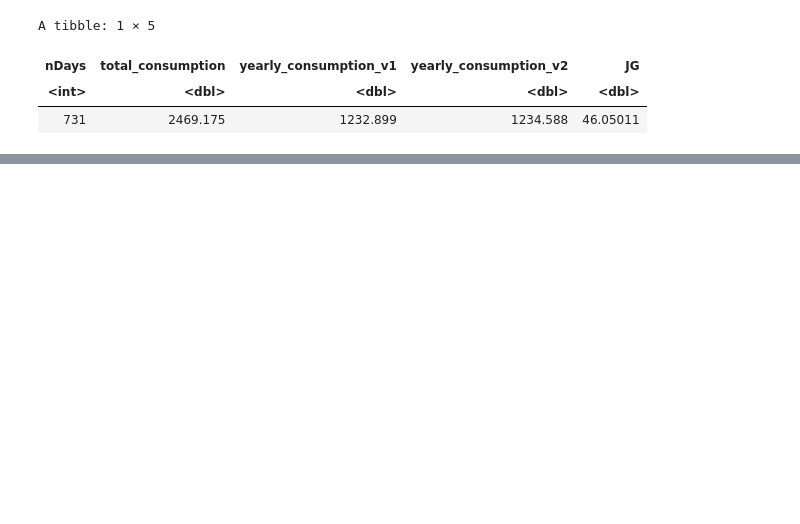
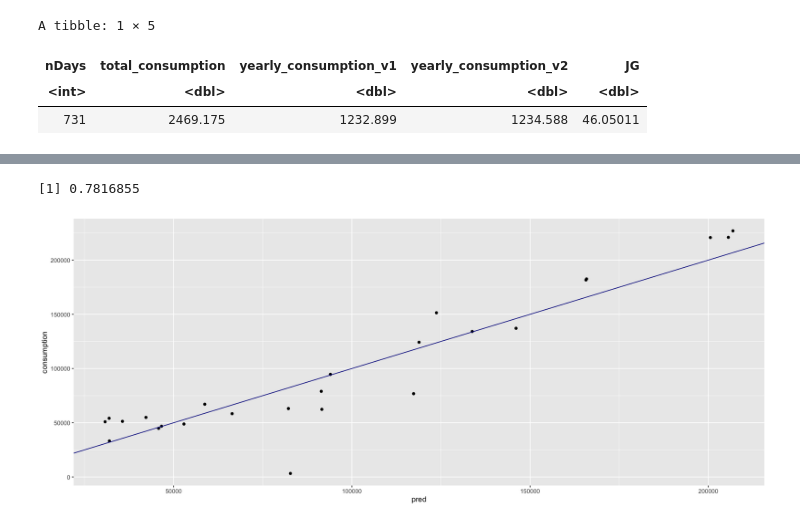
Before and after one commit to philippebarrette4/INF1430, a Jupyter notebook: scripts/GazAnalysis/Sub-Meters/FRG.ipynb, the cells around one changed output, grey strips where cells are left out. Saved outputs shown, nothing was run; the diff lists cells and outputs as text; code cells hidden in the pictures; blank space fills up the shorter version.

```diff
--- a/scripts/GazAnalysis/Sub-Meters/FRG.ipynb
+++ b/scripts/GazAnalysis/Sub-Meters/FRG.ipynb
@@ -127,0 +154,3 @@ FRG_Temp_int %>%
+# %%
+lmodel <- lm(consumption ~ avg_temp, data = myDF)
+pmodel <- glm(as.formula("consumption ~ avg_temp"), data = myDF, family = poisson)
@@ -127,0 +179,13 @@ FRG_Temp_int %>%
+# %%
+perf <- glance(pmodel)
+(pseudoR2 <- 1 - perf$deviance/perf$null.deviance)
+# %% [output]
+[1] 0.7816855
+# %%
+myDF$pred <- predict(pmodel, myDF, type = "response")
+# %%
+ggplot(myDF, aes(x = pred, y = consumption)) +
+    geom_point() +
+    geom_abline(color = "darkblue")
+# %% [output]
+[figure, added]
```
Also changed, not shown: parts of 20 cells of this notebook, 1 other file.
